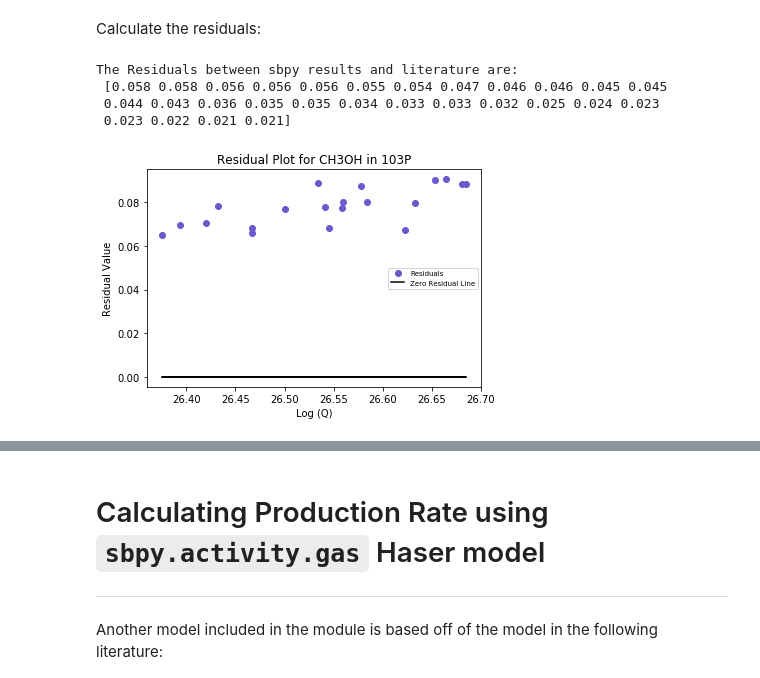
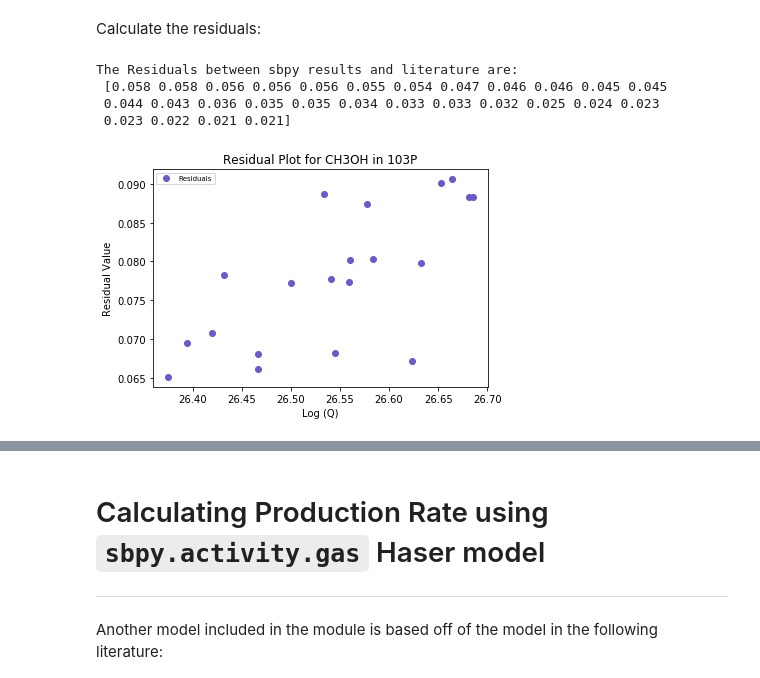
Before and after one commit to NASA-Planetary-Science/sbpy-tutorial, a Jupyter notebook: notebooks/activity/productionrates.ipynb, the cells around one changed output, grey strips where cells are left out. Cells and saved outputs as stored; diff of their text form; code cells hidden in the pictures.

```diff
--- a/notebooks/activity/productionrates.ipynb
+++ b/notebooks/activity/productionrates.ipynb
@@ -146,14 +209,0 @@ Model parameters needed, all values are taken directly from the literature (Drah
-# %%
-temp_estimate = 47. * u.K
-
-target = '103P'
-
-vgas = 0.8 * u.km / u.s
-
-aper = 30 * u.m  # telescope aperture
-
-b = 1.13  # intrinsic antenna value
-
-mol_tag = 32003 # JPLSpec unique identifier
-
-transition_freq = (157.178987 * u.GHz).to('MHz')
@@ -233,22 +308,19 @@ Calculate the residuals:
 # %%
 q_pred_ch3oh = list(ch3oh['log(Q)']) # literature production rates
 
 res_ch3oh = (np.array(q_pred_ch3oh)) - (np.array(q_found_ch3oh)) # residuals
 
 print("The Residuals between sbpy results and literature are:\n {}".format(np.round(res_hcn,3)))
 
-z = np.zeros(len(res_ch3oh)) # create 'zero' line
-
 plt.plot(q_pred_ch3oh, res_ch3oh, 'o', color='slateblue', label='Residuals') # plot
-plt.plot(q_pred_ch3oh, z, 'k', label='Zero Residual Line')
 plt.xlabel('Log (Q)')
 plt.ylabel('Residual Value')
-plt.legend(loc='center right', fontsize='x-small')
+plt.legend(loc='best', fontsize='x-small')
 plt.title('Residual Plot for CH3OH in {}'.format(target))
 plt.show()
 # %% [output]
 The Residuals between sbpy results and literature are:
  [0.058 0.058 0.056 0.056 0.056 0.055 0.054 0.047 0.046 0.046 0.045 0.045
  0.044 0.043 0.036 0.035 0.035 0.034 0.033 0.033 0.032 0.025 0.024 0.023
  0.023 0.022 0.021 0.021]
-[figure, old version]
+[figure, new version]
```
Also changed, not shown: parts of 40 cells of this notebook.
